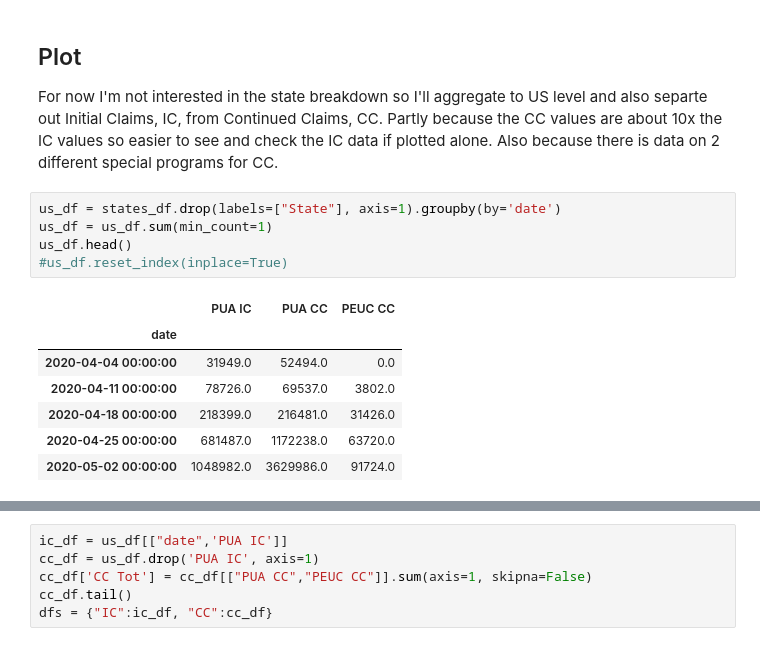
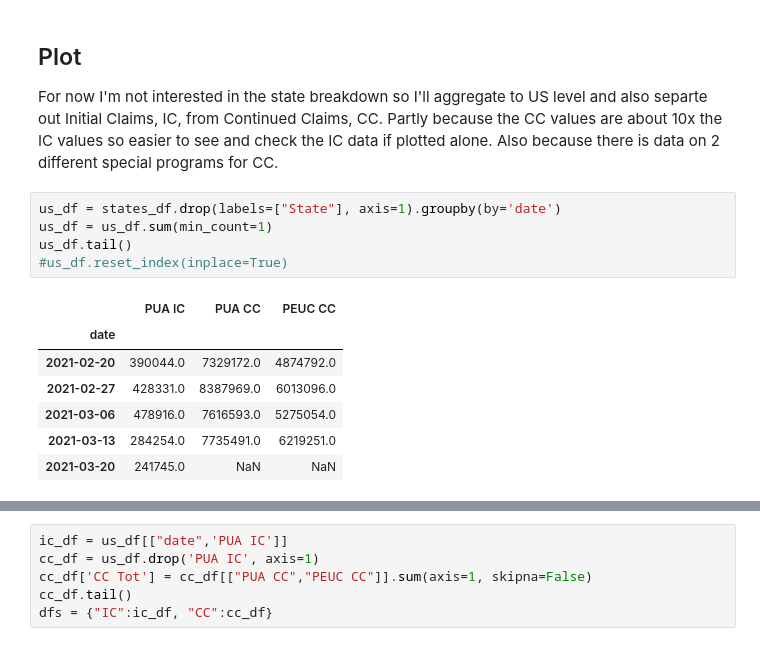
Before and after one commit to jhmuller/job-forecasting, a Jupyter notebook: _notebooks/weekly_claims.ipynb, the cells around one changed output, grey strips where cells are left out. Cells and saved outputs as stored; diff of their text form.

```diff
--- a/_notebooks/weekly_claims.ipynb
+++ b/_notebooks/weekly_claims.ipynb
@@ -194,16 +195,16 @@ Also because there is data on 2 different special programs for CC.
 # %%
 us_df = states_df.drop(labels=["State"], axis=1).groupby(by='date')
 us_df = us_df.sum(min_count=1)
-us_df.head()
+us_df.tail()
 #us_df.reset_index(inplace=True)
 # %% [output]
 |  | PUA IC | PUA CC | PEUC CC |
 | date |  |  |  |
-| 2020-04-04 00:00:00 | 31949.0 | 52494.0 | 0.0 |
-| 2020-04-11 00:00:00 | 78726.0 | 69537.0 | 3802.0 |
-| 2020-04-18 00:00:00 | 218399.0 | 216481.0 | 31426.0 |
-| 2020-04-25 00:00:00 | 681487.0 | 1172238.0 | 63720.0 |
-| 2020-05-02 00:00:00 | 1048982.0 | 3629986.0 | 91724.0 |
+| 2021-02-20 | 390044.0 | 7329172.0 | 4874792.0 |
+| 2021-02-27 | 428331.0 | 8387969.0 | 6013096.0 |
+| 2021-03-06 | 478916.0 | 7616593.0 | 5275054.0 |
+| 2021-03-13 | 284254.0 | 7735491.0 | 6219251.0 |
+| 2021-03-20 | 241745.0 | NaN | NaN |
 # %%
 us_df = states_df.drop(labels=["State"], axis=1).groupby(by='date')
 us_df = us_df.sum(min_count=1)
```
Also changed, not shown: parts of 8 cells of this notebook, 4 other files.
